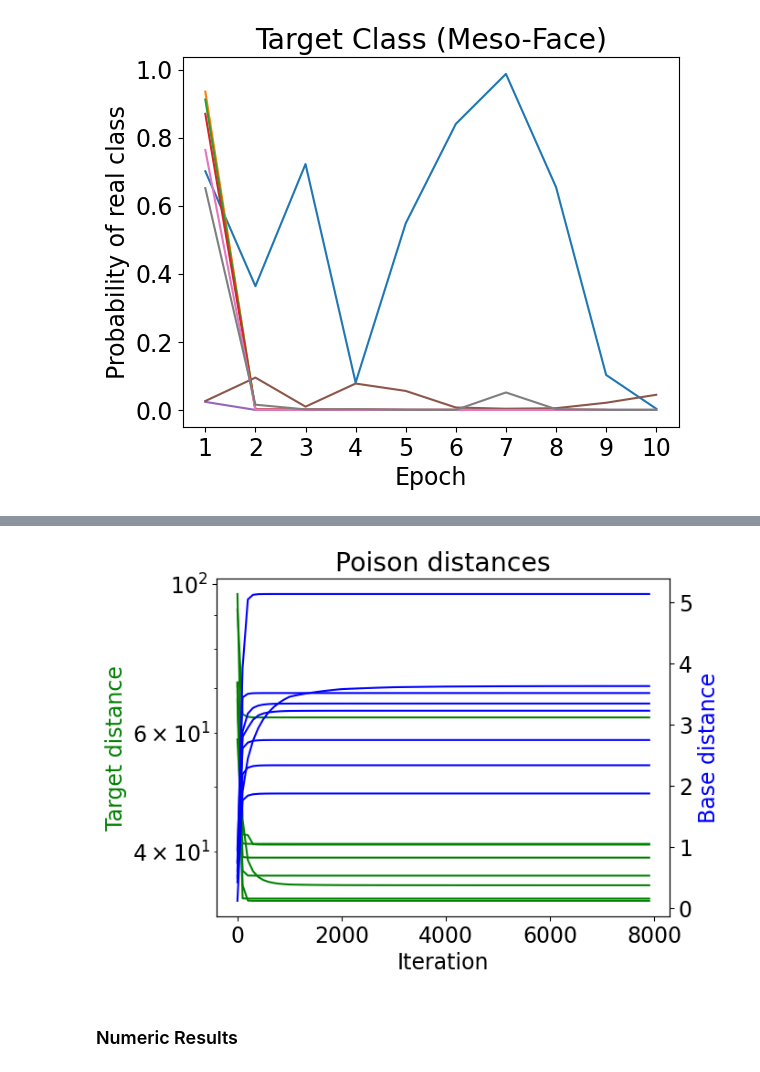
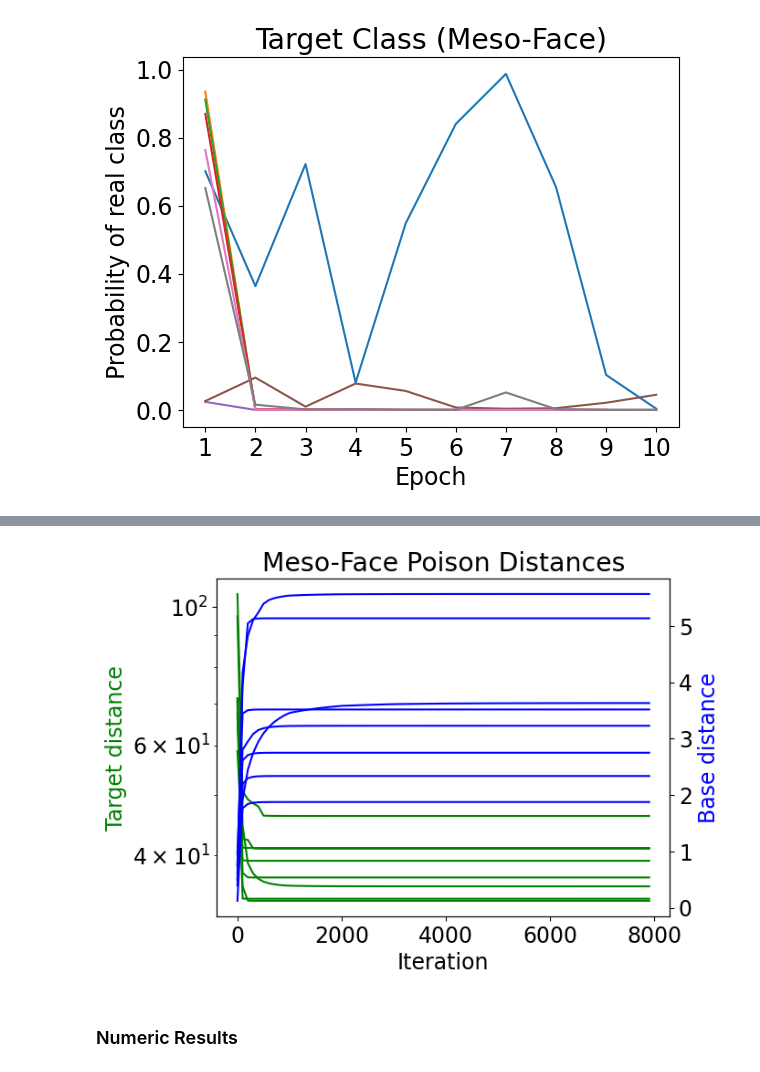
Before and after one commit to awesomealex1/Poison_Attacks, a Jupyter notebook: Experiments Graphs.ipynb, the cells around one changed output, grey strips where cells are left out. Drawn from its saved outputs; the diff is of its cells as text; code cells hidden in the pictures.

```diff
--- a/Experiments Graphs.ipynb
+++ b/Experiments Graphs.ipynb
@@ -151,11 +151,26 @@ def graph_accuracy(file, log=False):
     plt.xticks(epochs)
     plt.xlabel('Epoch')
     plt.ylabel('Accuracy')
-    plt.title(f'Network accuracy per epoch')
-    plt.legend()
+    plt.title('Network accuracy per epoch')
     plt.show()
 
-def graph_poison_distances(files, iterations):
+def graph_accuracy_multiple(files, log=False, name=None):
+    for file in files:
+        accuracies = get_accuracies(file)
+        epochs = range(1, len(accuracies)+1)
+        plt.plot(epochs, accuracies)
+    if log:
+        plt.yscale('log')
+    if name:
+        plt.title(name)
+    else:
+        plt.title('Network accuracy per epoch')
+    plt.xticks(epochs)
+    plt.xlabel('Epoch')
+    plt.ylabel('Accuracy')
+    plt.show()
+
+def graph_poison_distances(files, iterations, name="Poison Distances"):
     target_dists = [get_poison_target_feature_dist(file) for file in files]
     base_dists = [get_poison_base_dist(file) for file in files]
     minimum = sorted([len(get_poison_target_feature_dist(file)) for file in files]
@@ -172,7 +187,7 @@ def graph_poison_distances(files, iterations):
     ax1.set_xlabel('Iteration')
     ax1.set_ylabel('Target distance', color='g')
     ax2.set_ylabel('Base distance', color='b')
-    plt.title('Poison distances')
+    plt.title(name)
     plt.show()
 
 def graph_target_class_accuracy(file, original_pred=False):
@@ -326,7 +369,7 @@ graph_target_class_accuracy(face_finetune[0], original_pred=True)
 # %%
-graph_poison_distances(meso_face_outputs,8000)
+graph_poison_distances(meso_face_base_v2_outputs,8000,name='Meso-Face Poison Distances')
 # %% [output]
-[figure, old version]
+[figure, new version]
 # %% [markdown]
 ### Numeric Results
 # %% [markdown]
```
Also changed, not shown: parts of 29 cells of this notebook, 1 other file.
